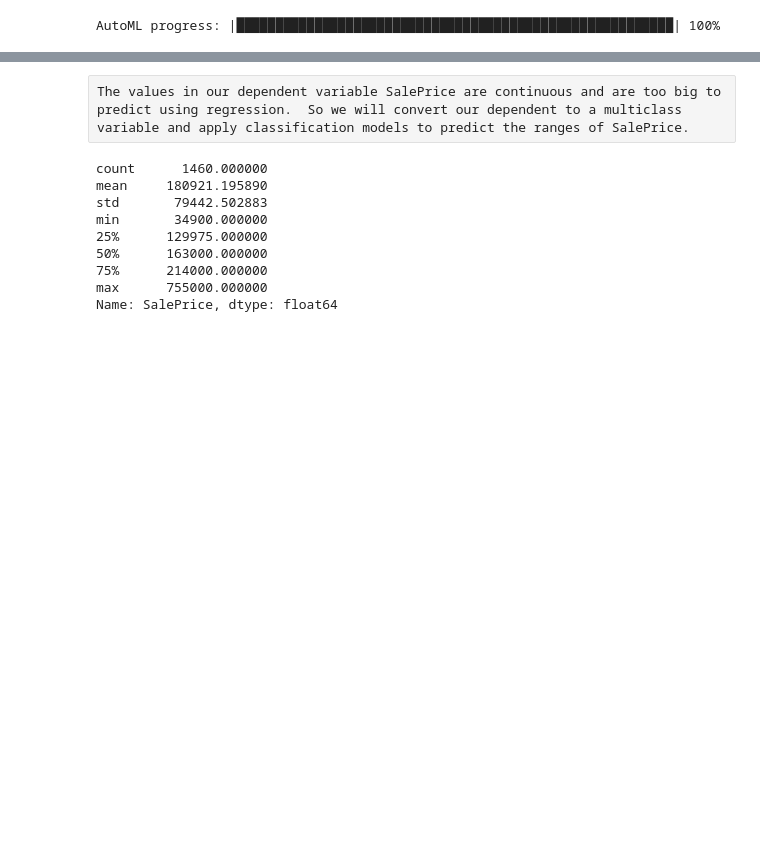
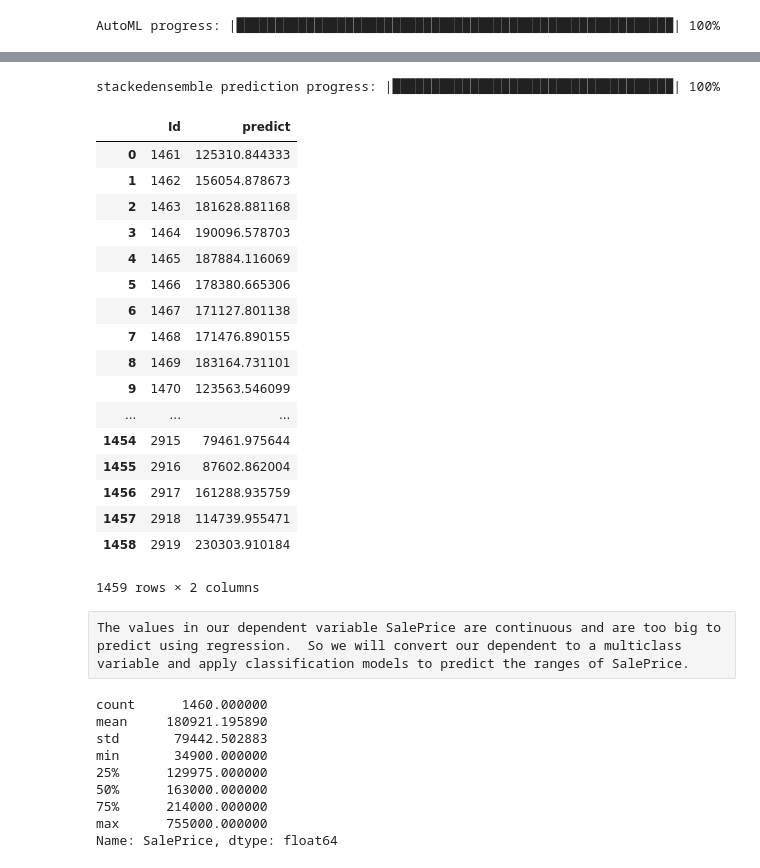
Before and after one commit to Michaels72/House_Price_Prediciton, a Jupyter notebook: HousePrices.ipynb, the cells around one changed output, grey strips where cells are left out. Drawn from its saved outputs; the diff is of its cells as text; code cells hidden in the pictures; blank space fills up the shorter version.

```diff
--- a/HousePrices.ipynb
+++ b/HousePrices.ipynb
@@ -733,0 +742,30 @@ AIC: -439.150052228579
+# %%
+pred_test = aml.predict(df_test)
+#np.exp(pred_test)
+# %% [output]
+stackedensemble prediction progress: |████████████████████████████████████| 100%
+# %%
+test_prediction_aml = np.exp(pred_test.as_data_frame())
+# %%
+test_prediction_aml.index = test.index
+# %%
+test_prediction_aml.reset_index()
+# %% [output]
+|  | Id | predict |
+| 0 | 1461 | 125310.844333 |
+| 1 | 1462 | 156054.878673 |
+| 2 | 1463 | 181628.881168 |
+| 3 | 1464 | 190096.578703 |
+| 4 | 1465 | 187884.116069 |
+| 5 | 1466 | 178380.665306 |
+| 6 | 1467 | 171127.801138 |
+| 7 | 1468 | 171476.890155 |
+| 8 | 1469 | 183164.731101 |
+| 9 | 1470 | 123563.546099 |
+| ... | ... | ... |
+| 1454 | 2915 | 79461.975644 |
+| 1455 | 2916 | 87602.862004 |
+| 1456 | 2917 | 161288.935759 |
+| 1457 | 2918 | 114739.955471 |
+| 1458 | 2919 | 230303.910184 |
+1459 rows × 2 columns
```
Also changed, not shown: parts of 12 cells of this notebook.
